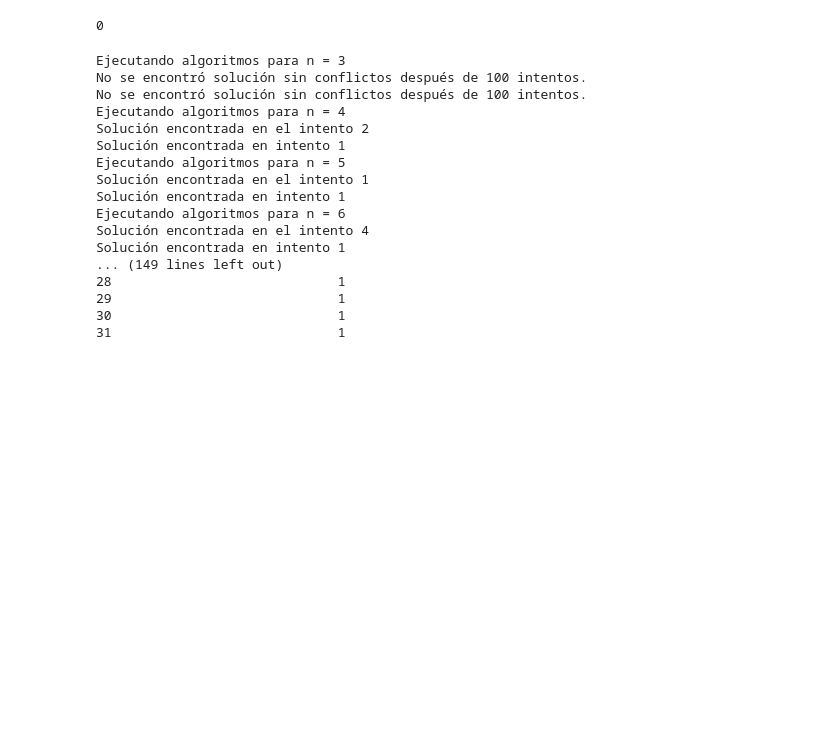
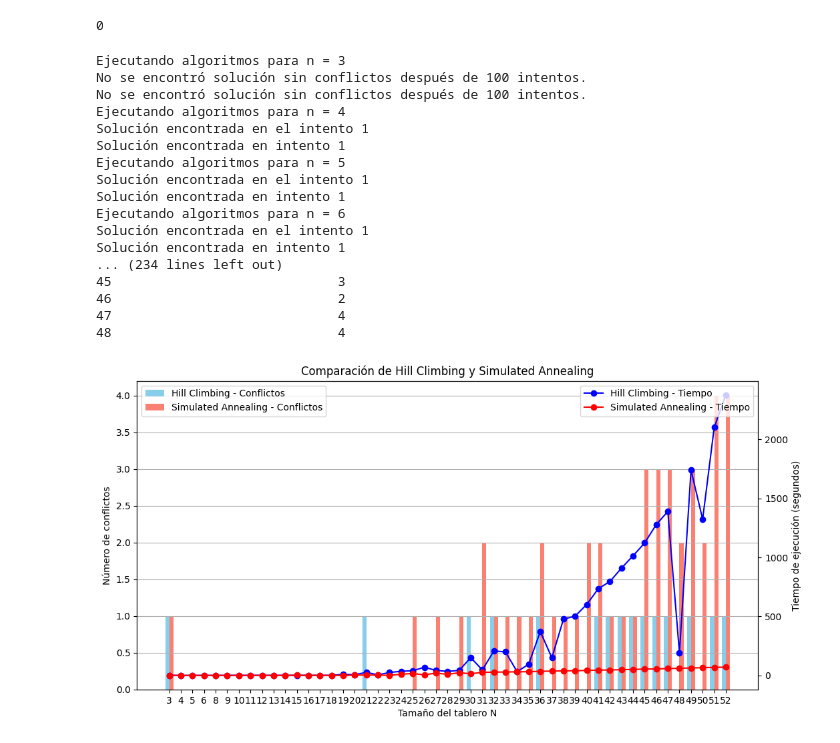
Before and after one commit to BrajanNieto/n-queens, a Jupyter notebook: IA_Fundamentals_NQueensProblem_BrajanNieto.ipynb, the cells around one changed output. Cells and saved outputs as stored; diff of their text form; code cells hidden in the pictures; blank space fills up the shorter version.

```diff
--- a/IA_Fundamentals_NQueensProblem_BrajanNieto.ipynb
+++ b/IA_Fundamentals_NQueensProblem_BrajanNieto.ipynb
@@ -806,7 +806,7 @@ MemAvailable:   11479616 kB
 0
 # %%
 # List of n values
-n_values = [ 3, 4, 5, 6, 8, 9, 10, 11,12,13,14,15,16,17,18,19,20,21,22,23,24,25,26,27,28,29,30,31,32,33,34,35]
+n_values = [ 3, 4, 5, 6, 8, 9, 10, 11,12,13,14,15,16,17,18,19,20,21,22,23,24,25,26,27,28,29,30,31,32,33,34,35,36,37,38,39,40,41,42,43,44,45,46,47,48,49,50,51,52]
 
 # Ini list bt, rnd, hc and sa
 times_hill_climbing = []
@@ -870,16 +870,59 @@ Ejecutando algoritmos para n = 3
 No se encontró solución sin conflictos después de 100 intentos.
 No se encontró solución sin conflictos después de 100 intentos.
 Ejecutando algoritmos para n = 4
-Solución encontrada en el intento 2
+Solución encontrada en el intento 1
 Solución encontrada en intento 1
 Ejecutando algoritmos para n = 5
 Solución encontrada en el intento 1
 Solución encontrada en intento 1
 Ejecutando algoritmos para n = 6
-Solución encontrada en el intento 4
+Solución encontrada en el intento 1
 Solución encontrada en intento 1
-... (149 lines left out)
-28                             1
-29                             1
-30                             1
-31                             1
+... (234 lines left out)
+45                             3
+46                             2
+47                             4
+48                             4
+# %%
+df_plot = df2.copy()
+df_plot.replace({None: np.nan}, inplace=True)
+
+# Configurar la figura y los ejes
+fig, ax1 = plt.subplots(figsize=(12, 6))
+
+# Configurar el eje X
+n = df_plot['n']
+ind = np.arange(len(n))  # Posiciones en el eje X
+width = 0.35  # Ancho de las barras
+
+# Barras para la cantidad de conflictos
+conflicts_hc = df_plot['Conflicts_HillClimbing']
+conflicts_sa = df_plot['Conflicts_SimulatedAnnealing']
+
+ax1.bar(ind - width/2, conflicts_hc, width, label='Hill Climbing - Conflictos', color='skyblue')
+ax1.bar(ind + width/2, conflicts_sa, width, label='Simulated Annealing - Conflictos', color='salmon')
+
+ax1.set_xlabel('Tamaño del tablero N')
+ax1.set_ylabel('Número de conflictos')
+ax1.set_title('Comparación de Hill Climbing y Simulated Annealing')
+ax1.set_xticks(ind)
+ax1.set_xticklabels(n)
+ax1.legend(loc='upper left')
+ax1.grid(True, axis='y')
+
+# Crear un segundo eje Y para los tiempos de ejecución
+ax2 = ax1.twinx()
+
+# Líneas para los tiempos de ejecución
+time_hc = df_plot['Time_HillClimbing']
+time_sa = df_plot['Time_SimulatedAnnealing']
+
+ax2.plot(ind, time_hc, marker='o', color='blue', label='Hill Climbing - Tiempo')
+ax2.plot(ind, time_sa, marker='o', color='red', label='Simulated Annealing - Tiempo')
+
+ax2.set_ylabel('Tiempo de ejecución (segundos)')
+ax2.legend(loc='upper right')
+
+plt.show()
+# %% [output]
+[figure, added]
```
Also changed, not shown: parts of 4 cells of this notebook.
